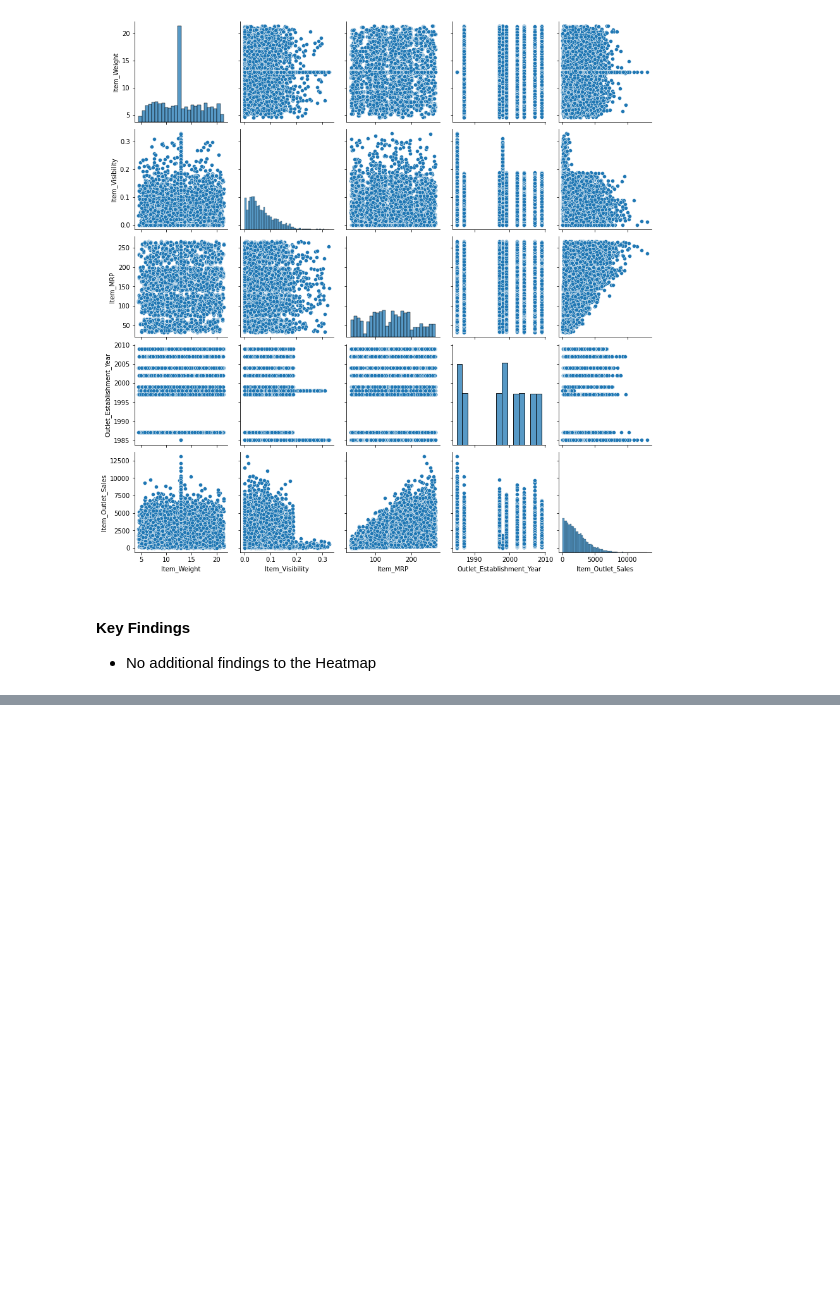
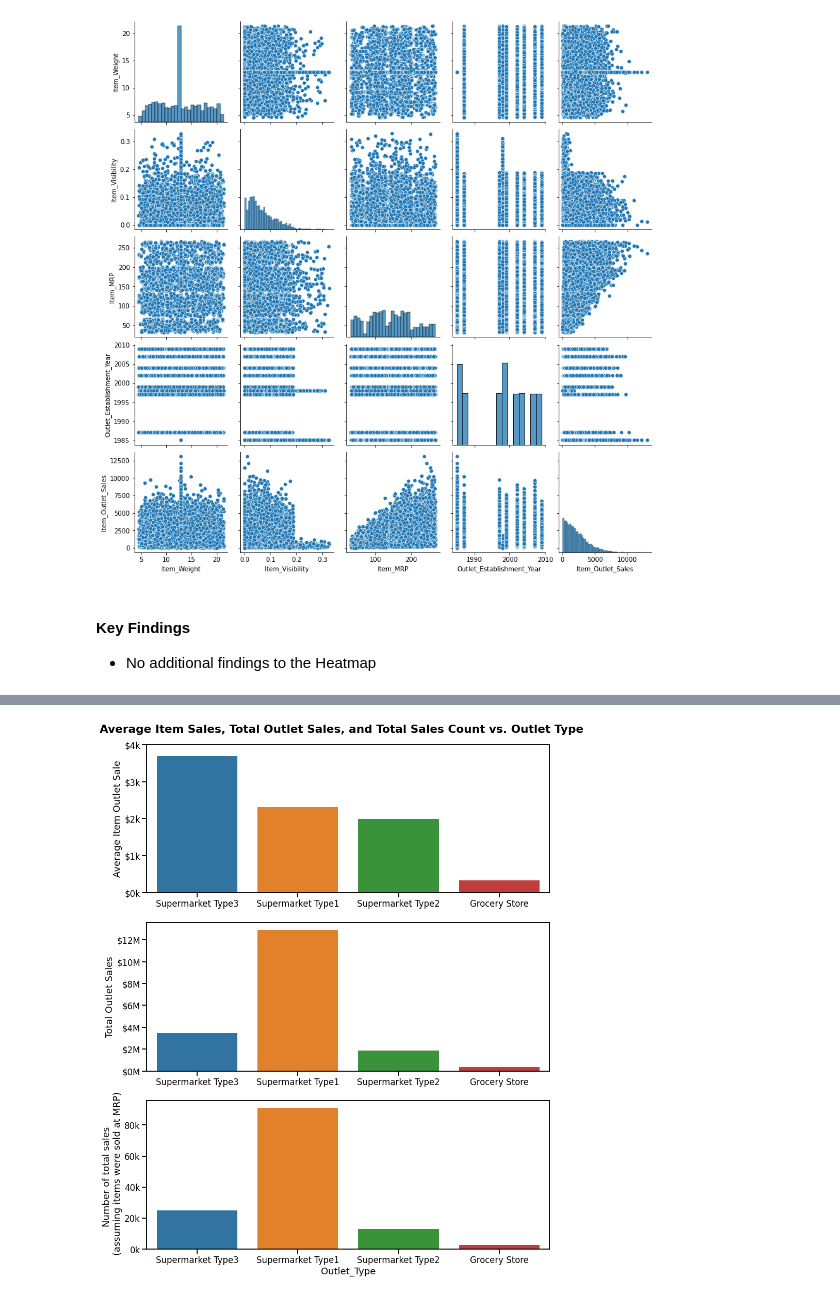
Before and after one commit to JLMuehlbauer/food-sales-prediction, a Jupyter notebook: Project_1_food_sales_predictions.ipynb, the cells around one changed output, grey strips where cells are left out. Drawn from its saved outputs; the diff is of its cells as text; code cells hidden in the pictures; blank space fills up the shorter version.

```diff
--- a/Project_1_food_sales_predictions.ipynb
+++ b/Project_1_food_sales_predictions.ipynb
@@ -247,5 +268,7 @@ Name: Outlet_Type, dtype: int64
 # %%
 # If this data is used for a prediction model, the Item_Identifier appears to have far to many unique values to be useful.
-# However, it can't be used as an indexer because it is not unique (duplicates exist)
-df.drop(columns = 'Item_Identifier', inplace = True)
-df.head()
+# However, it also can't be used as an indexer because it is not unique (duplicates exist). That said, it does give us the ability to see the number of unique
+# items there are. Thus, I will plan to keep it.
+
+#df.drop(columns = 'Item_Identifier', inplace = True)
+#df.head()
@@ -484,0 +512,49 @@ sns.pairplot(df)
+# %%
+from matplotlib.ticker import FuncFormatter
+sns.set_context('talk')
+
+fig, axes = plt.subplots(nrows = 3, ncols = 1, figsize = (14, 18));
+
+sns.barplot(data = df, x = 'Outlet_Type', y = 'Item_Outlet_Sales', order = df.groupby('Outlet_Type')['Item_Outlet_Sales'].mean().sort_values(ascending = False).index, ax = axes[0], ci = None);
+axes[0].set_ylabel('Average Item Outlet Sale');
+axes[0].set_xlabel('')
+axes[0].set_yticks([0, 1000, 2000, 3000, 4000])
+
+sale_sum = df.groupby('Outlet_Type')['Item_Outlet_Sales'].sum().to_frame()
+sns.barplot(data = sale_sum, x = sale_sum.index, y = sale_sum['Item_Outlet_Sales'], ax = axes[1], order = df.groupby('Outlet_Type')['Item_Outlet_Sales'].mean().sort_values(ascending = False).index);
+axes[1].set_ylabel('Total Outlet Sales');
+axes[1].set_xlabel('')
+
+
+df['Sale_Count'] = df['Item_Outlet_Sales']/df['Item_MRP']
+sale_count = df.groupby('Outlet_Type')['Sale_Count'].sum().to_frame()
+sns.barplot(data = sale_count, x = sale_count.index, y = 'Sale_Count', ax=axes[2], order = df.groupby('Outlet_Type')['Item_Outlet_Sales'].mean().sort_values(ascending = False).index);
+axes[2].set_ylabel('Number of total sales \n (assuming items were sold at MRP)');
+
+
+def million_m(x,pos):
+  """function for use with matplotlib FuncFormatter - formats money in millions"""
+  return f'${x*1e-6:,.0f}M'
+
+price_fmt_1M = FuncFormatter(million_m)
+
+axes[1].yaxis.set_major_formatter(price_fmt_1M)
+
+def one_k(x,pos):
+  """function for use with matplotlib FuncFormatter - formats money in millions"""
+  return f'${x*1e-3:,.0f}k'
+
+price_fmt_1k = FuncFormatter(one_k)
+axes[0].yaxis.set_major_formatter(price_fmt_1k)
+
+def thousand(x,pos):
+  """function for use with matplotlib FuncFormatter - formats money in millions"""
+  return f'{x*1e-3:,.0f}k'
+thousand_fmt = FuncFormatter(thousand)
+axes[2].yaxis.set_major_formatter(thousand_fmt)
+
+
+
+fig.suptitle('Average Item Sales, Total Outlet Sales, and Total Sales Count vs. Outlet Type', y = 0.91, fontweight = 'bold');
+# %% [output]
+[figure, added]
```
Also changed, not shown: parts of 16 cells of this notebook.
